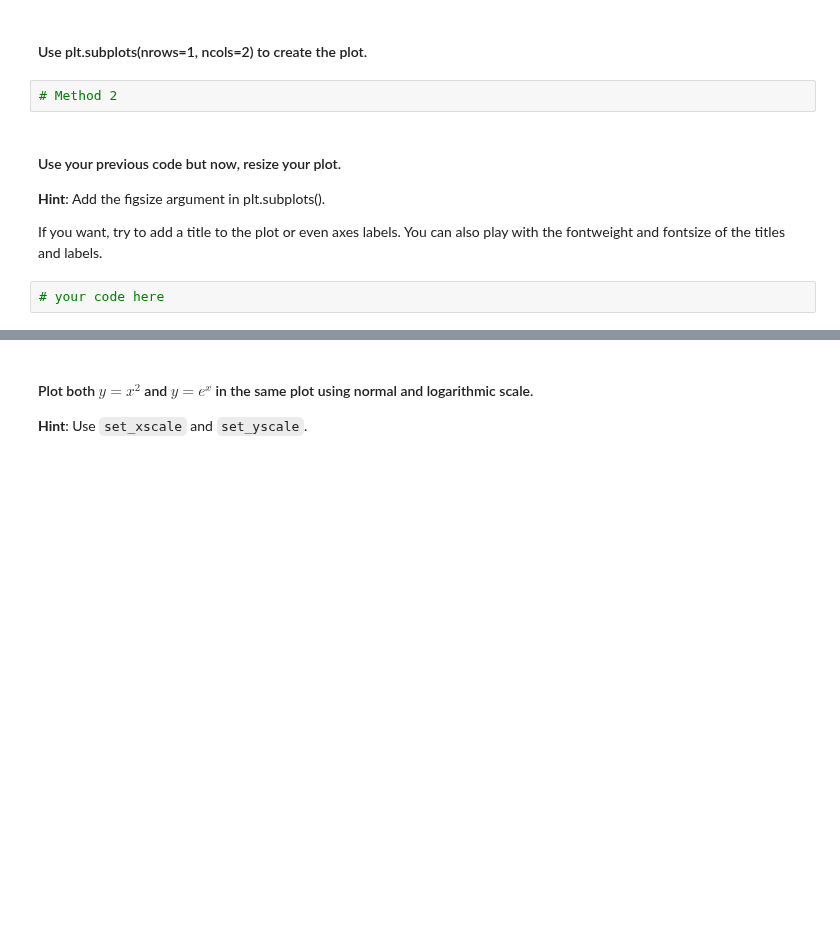
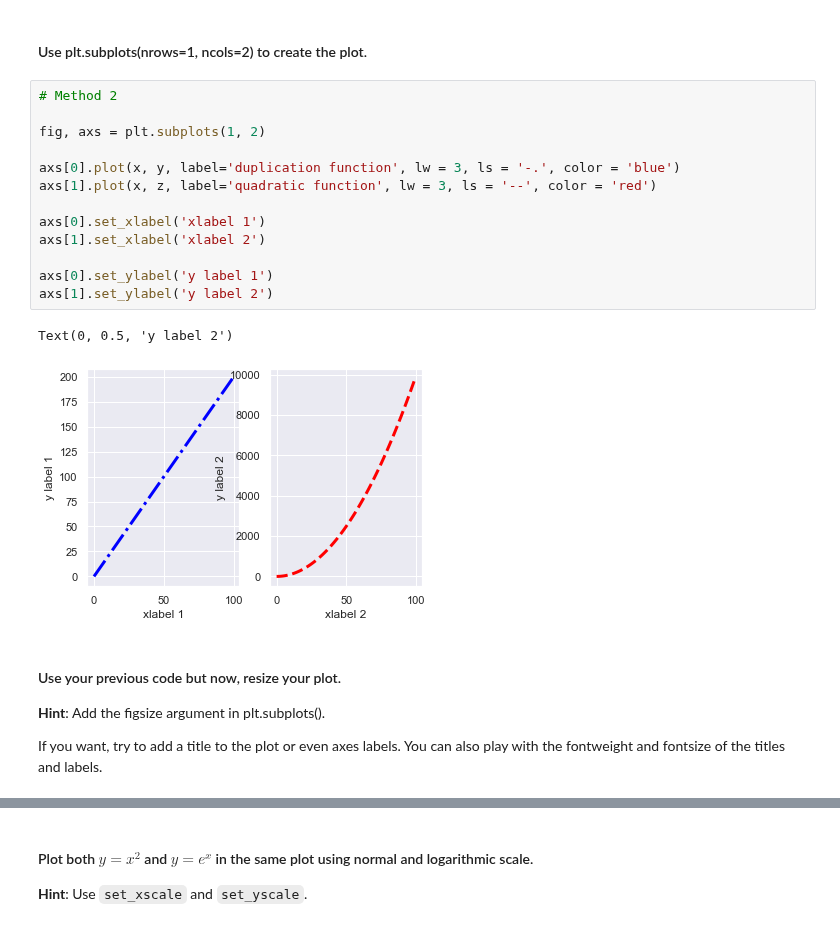
Before and after one commit to ta-data-lis/lab-matplotlib-seaborn, a Jupyter notebook: your-code/main.ipynb, the cells around one changed output, grey strips where cells are left out. Saved outputs shown, nothing was run; the diff lists cells and outputs as text; blank space fills up the shorter version.

```diff
--- a/your-code/main.ipynb
+++ b/your-code/main.ipynb
@@ -25,11 +43,23 @@ Also, play around with the linewidth and style. Use the ones you're most happy w
 # %% [markdown]
 #### Use plt.subplots(nrows=1, ncols=2) to create the plot.
-# %%
-# Method 2
+# %%
+# Method 2
+
+fig, axs = plt.subplots(1, 2)
+
+axs[0].plot(x, y, label='duplication function', lw = 3, ls = '-.', color = 'blue')
+axs[1].plot(x, z, label='quadratic function', lw = 3, ls = '--', color = 'red')
+
+axs[0].set_xlabel('xlabel 1')
+axs[1].set_xlabel('xlabel 2')
+
+axs[0].set_ylabel('y label 1')
+axs[1].set_ylabel('y label 2')
+# %% [output]
+Text(0, 0.5, 'y label 2')
+[figure, added]
 # %% [markdown]
 #### Use your previous code but now, resize your plot.
 **Hint**: Add the figsize argument in plt.subplots().
 
 If you want, try to add a title to the plot or even axes labels. You can also play with the fontweight and fontsize of the titles and labels.
-# %%
-# your code here
```
Also changed, not shown: parts of 61 cells of this notebook, 2 other files.
